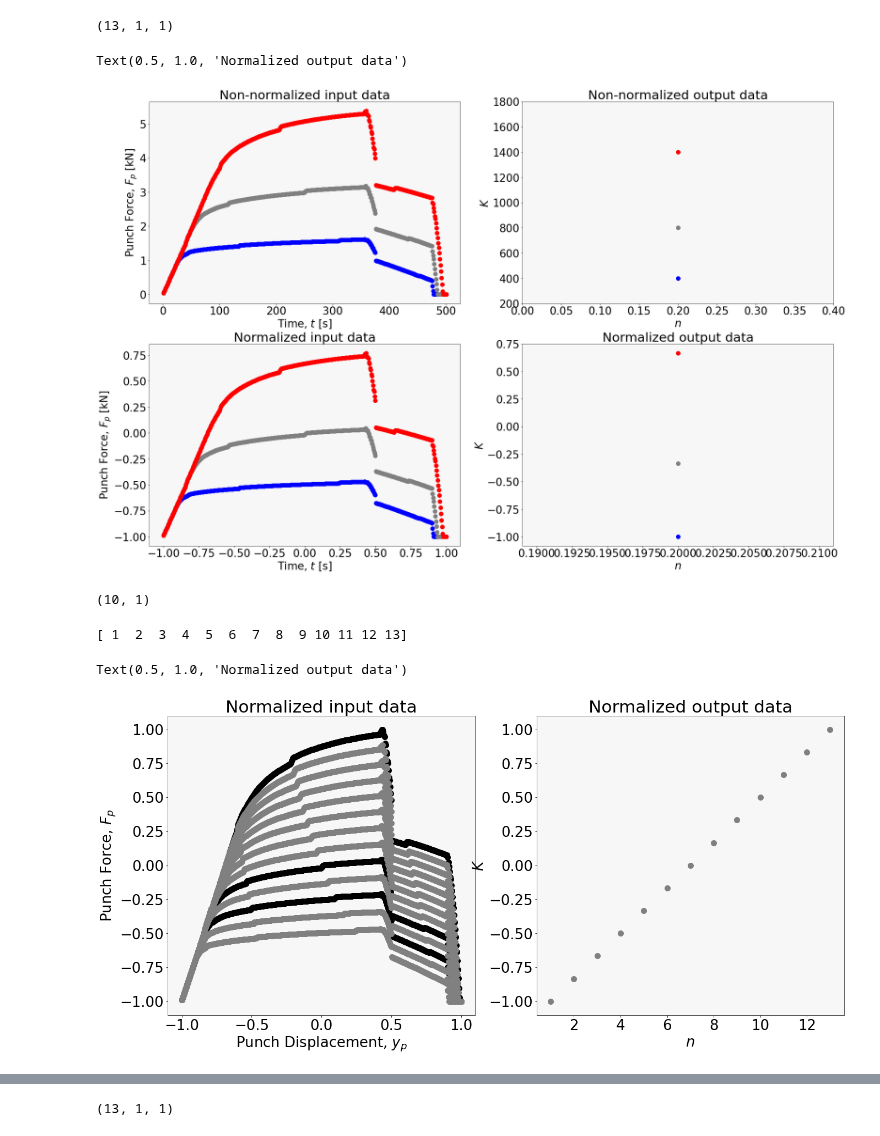
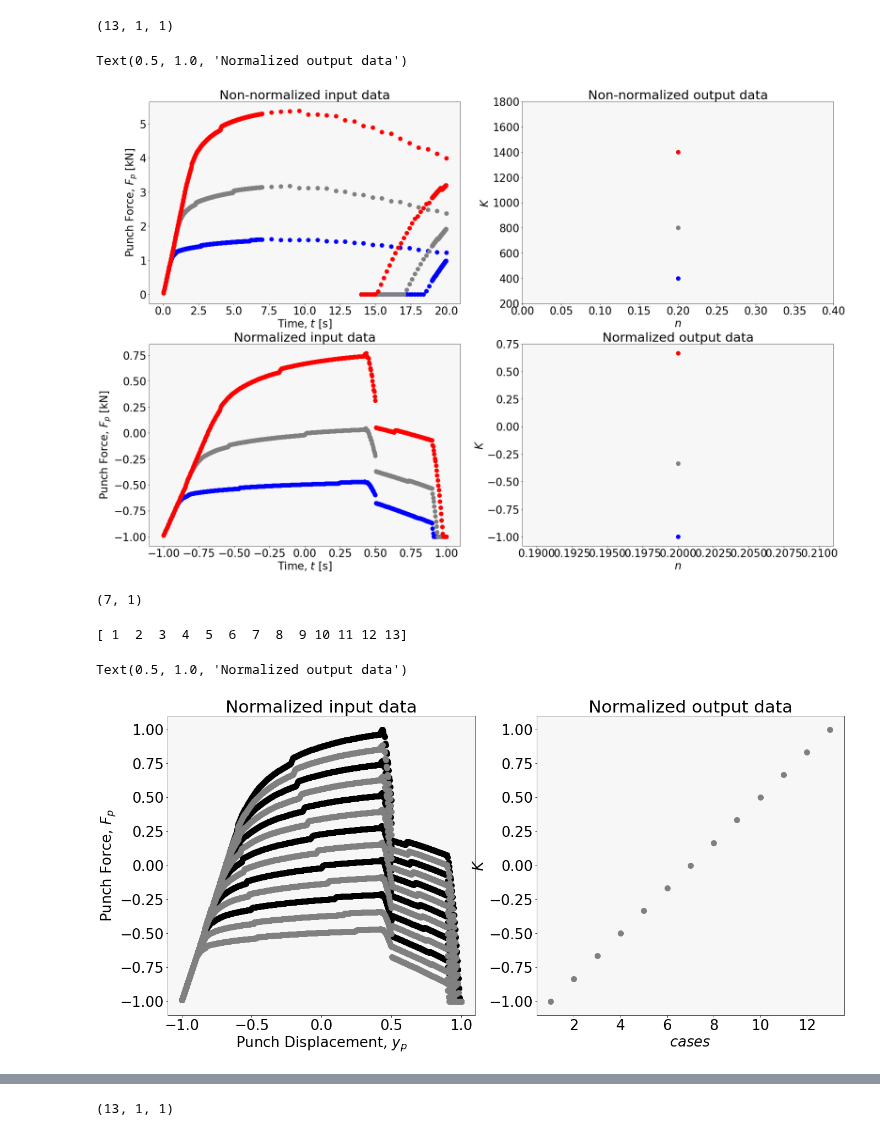
Before and after one commit to DaJaCruz/PhD, a Jupyter notebook: RNN_13cases_n02.ipynb, the cells around one changed output, grey strips where cells are left out. Saved outputs shown, nothing was run; the diff lists cells and outputs as text; code cells hidden in the pictures.

```diff
--- a/RNN_13cases_n02.ipynb
+++ b/RNN_13cases_n02.ipynb
@@ -55,7 +54,7 @@ df_extra =
 # %%
 
 # Split raw data in Input (X) and Output (Y) data
-X_data_raw = df.loc[:,['Input_1','Input_5']].values
+X_data_raw = df.loc[:,['Input_4','Input_5']].values
 Y_data_raw = df.loc[:,['Output_1']].values
 # %%
 #
@@ -152,7 +151,7 @@ ax4_ANN.set_title('Normalized output data')
 # fig_ANN.set_size_inches(22, 10)
 # %% [output]
 Text(0.5, 1.0, 'Normalized output data')
-[figure, old version]
+[figure, new version]
 # %%
 print(Y_data_scaled[:,0,:])
 # %%
@@ -161,7 +160,7 @@ print(Y_data_scaled[:,0,:])
 seed = 1000 # set a random seed to replicate results
 np.random.seed(seed)
 
-testvalset_ratio = 0.2 # ratio of test set points from the dataset
+testvalset_ratio = 0.4 # ratio of test set points from the dataset
 
 X_train_scaled, X_test_scaled, Y_train_scaled, Y_test_scaled = train_test_split(X_data_scaled, Y_data_scaled[:,0,:],
                                                     test_size=testvalset_ratio,random_state=seed
@@ -169,7 +168,7 @@ X_train_scaled, X_test_scaled, Y_train_scaled, Y_test_scaled = train_test_split(
 
 print(Y_train_scaled.shape)
 # %% [output]
-(10, 1)
+(7, 1)
 # %%
 cases = np.arange(1, 14, 1)
 print(cases)
@@ -178,34 +177,34 @@ print(cases)
 # %%
 #Plots with normalized and Non-normalized outputs
 fig_ANN, (ax1_ANN, ax2_ANN) = plt.subplots(1,2)
 
 cases = np.arange(1, 14, 1)
 
 ax1_ANN.plot(X_test_scaled[:,:,0], X_test_scaled[:,:,1], 'o', markersize=10, color='black', label="testing points") # show normalized training data
 ax1_ANN.plot(X_train_scaled[:,:,0], X_train_scaled[:,:,1], 'o', markersize=10, color='gray', label="training points") # show normalized training data
 ax1_ANN.set_ylabel('Punch Force, $F_p$')
 ax1_ANN.set_xlabel('Punch Displacement, $y_p$')
 ax1_ANN.set_title('Normalized input data')
 # ax1_ANN.legend(['training', 'testing', 'validation'], loc='upper right')
 #ax1_ANN.grid(True, color='gray', linestyle='-')
 # ax1_ANN.set_ylim([-1.25, 1.25])
 # ax1_ANN.set_xlim([-1.25, 1.25])
 # Create figure with specified size
 fig_ANN.set_size_inches(22, 10)
 
 # K-n Points
 ax2_ANN.plot(cases, Y_data_scaled[:,0,:], 'o', markersize=10, color='gray') # show normalized training data
 # ax2_ANN.plot(cases, Y_test_scaled, 'o', markersize=10, color='black', label="testing points") # show normalized training data
 ax2_ANN.set_ylabel('$K$')
-ax2_ANN.set_xlabel('$n$')
+ax2_ANN.set_xlabel('$cases$')
 ax2_ANN.set_title('Normalized output data')
 # ax2_ANN.legend(['training', 'testing', 'validation'], loc='upper right')
 #ax1_ANN.grid(True, color='gray', linestyle='-')
 # ax2_ANN.set_ylim([-1.25, 1.25])
 # ax2_ANN.set_xlim([-1.25, 1.25])
 # %% [output]
 Text(0.5, 1.0, 'Normalized output data')
-[figure, old version]
+[figure, new version]
 # %%
 # Build the LSTM model
 model = Sequential()
```
Also changed, not shown: parts of 8 cells of this notebook.
